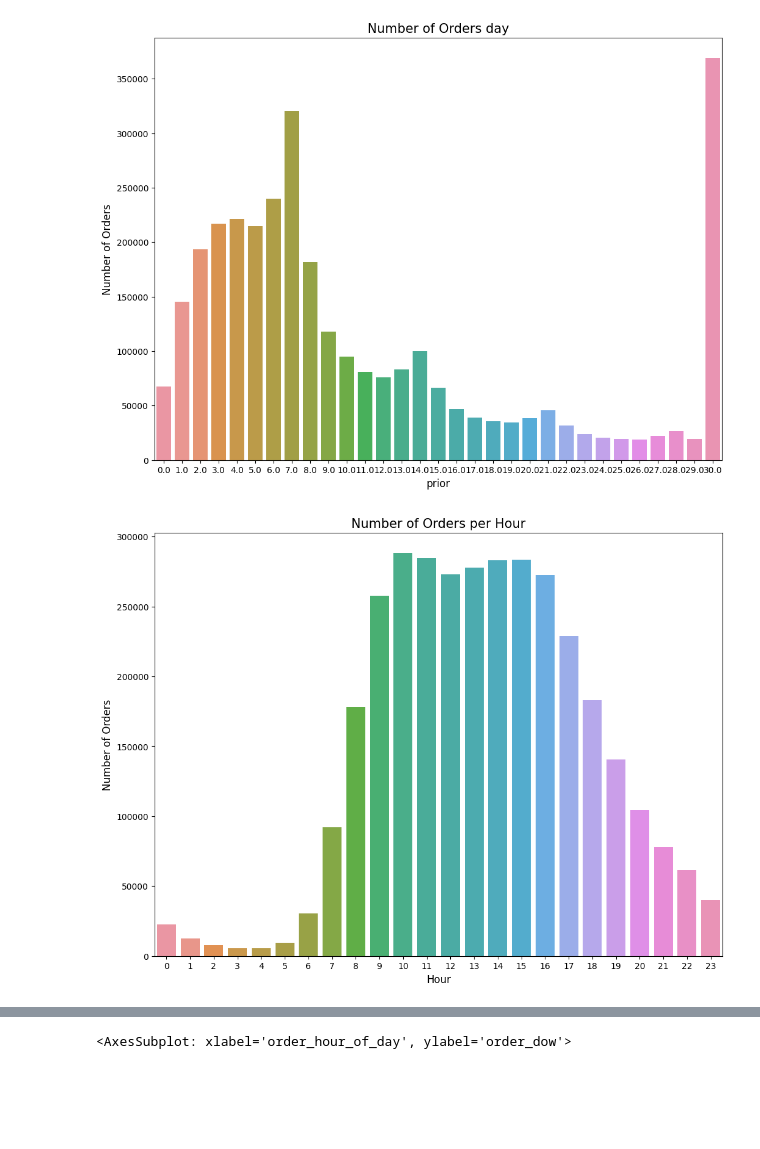
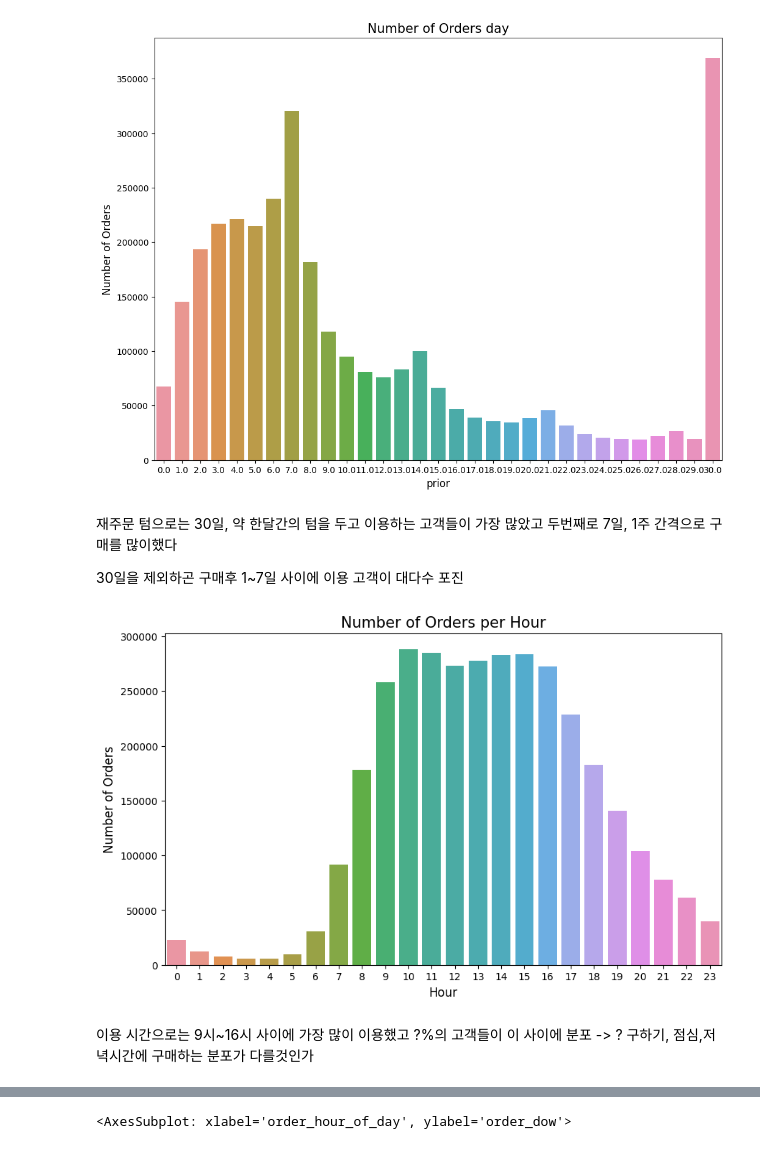
Before and after one commit to Aim-bro/Icart, a Jupyter notebook: Insta.ipynb, the cells around one changed output, grey strips where cells are left out. Drawn from its saved outputs; the diff is of its cells as text; code cells hidden in the pictures; blank space fills up the shorter version.

```diff
--- a/Insta.ipynb
+++ b/Insta.ipynb
@@ -399,16 +400,22 @@ plt.xlabel('prior', fontsize=12)
 plt.title('Number of Orders day', fontsize=15);
 # %% [output]
 [figure]
+# %% [markdown]
+재주문 텀으로는 30일, 약 한달간의 텀을 두고 이용하는 고객들이 가장 많았고 두번째로 7일, 1주 간격으로 구매를 많이했다
+
+30일을 제외하곤 구매후 1~7일 사이에 이용 고객이 대다수 포진
 # %%
-plt.figure(figsize=(12,9))
+plt.figure(figsize=(10,6))
 sns.countplot(x = 'order_hour_of_day' ,data = df_ords)
 # sns.countplot(x = 'order_hour_of_day' ,data = df_ords[df_ords.order_dow==6])
 # 요일 별로 시간대에 별 차이는 보이지 않았다.
 plt.ylabel('Number of Orders', fontsize=12)
 plt.xlabel('Hour', fontsize=12)
 plt.title('Number of Orders per Hour', fontsize=15);
 # %% [output]
-[figure, old version]
+[figure, new version]
+# %% [markdown]
+이용 시간으로는 9시~16시 사이에 가장 많이 이용했고 ?%의 고객들이 이 사이에 분포 -> ? 구하기, 점심,저녁시간에 구매하는 분포가 다를것인가
 # %%
 df_ords.head()
 # %% [output]
```
Also changed, not shown: parts of 53 cells of this notebook.
